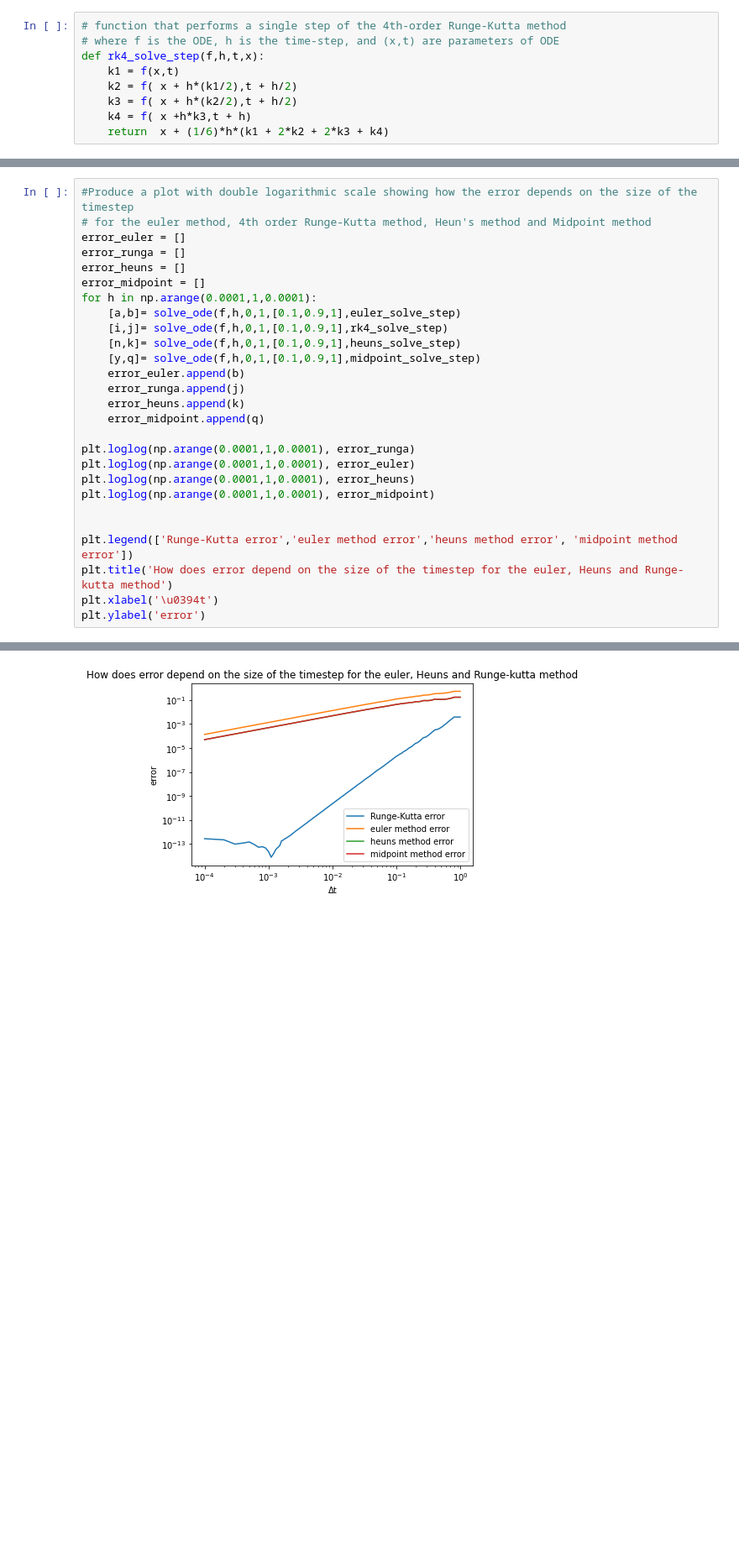
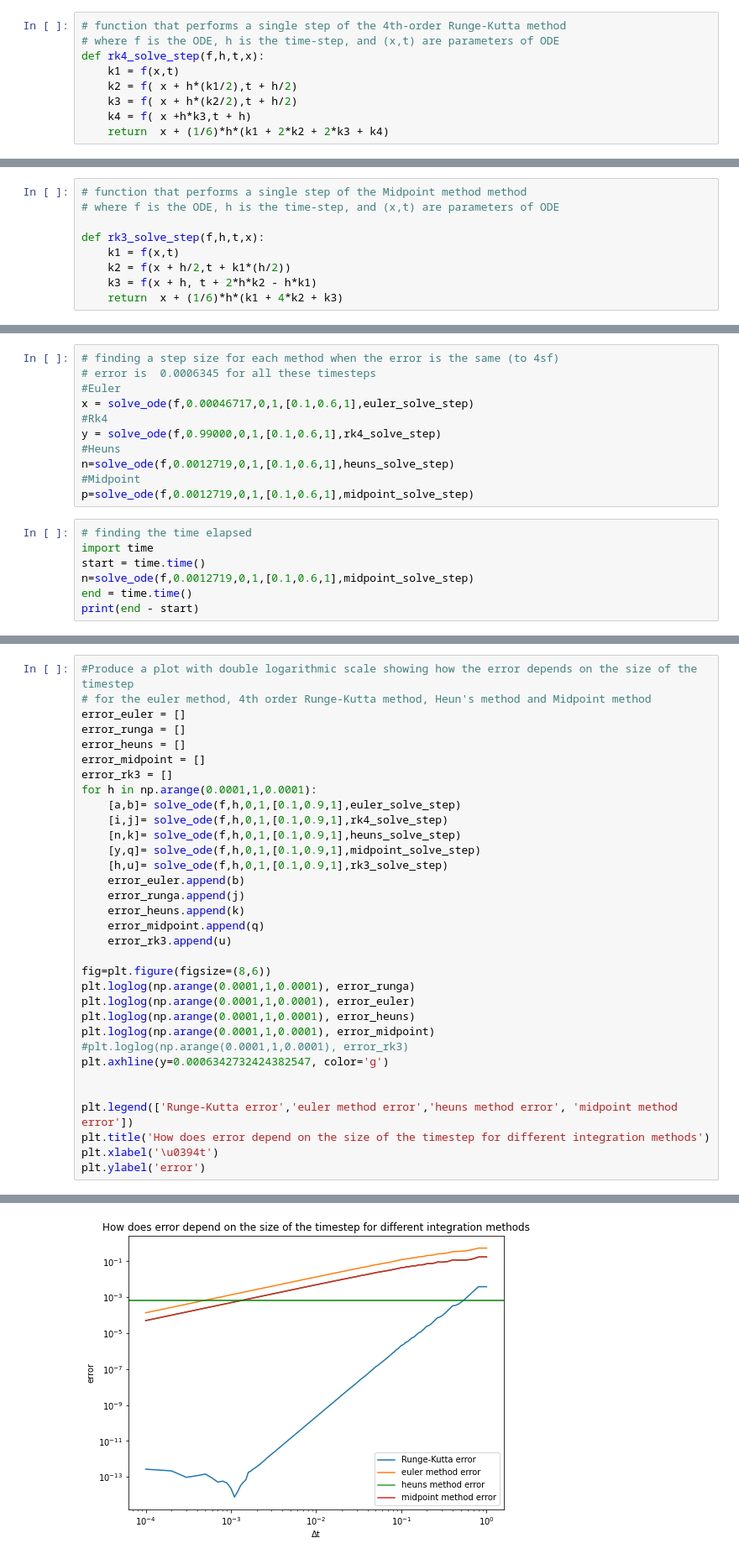
Before and after one commit to TheaRoseBarnes/emat30008, a Jupyter notebook: SolvingODE.ipynb, the cells around one changed output, grey strips where cells are left out. Shown: that part at 84% size. Saved outputs shown, nothing was run; the diff lists cells and outputs as text; blank space fills up the shorter version.

Commit message:
finding the timesteps where all integration methods produce the same error

```diff
--- a/SolvingODE.ipynb
+++ b/SolvingODE.ipynb
@@ -42 +42,10 @@ def midpoint_solve_step(f,h,t,x):
+# %%
+# function that performs a single step of the Midpoint method method
+# where f is the ODE, h is the time-step, and (x,t) are parameters of ODE
+
+def rk3_solve_step(f,h,t,x):
+    k1 = f(x,t)
+    k2 = f(x + h/2,t + k1*(h/2))
+    k3 = f(x + h, t + 2*h*k2 - h*k1)
+    return  x + (1/6)*h*(k1 + 4*k2 + k3)
 # %%
@@ -70,0 +77,18 @@ solve_to(f,0.1,0,1,1,rk4_solve_step)
+# %%
+# finding a step size for each method when the error is the same (to 4sf)
+# error is  0.0006345 for all these timesteps
+#Euler
+x = solve_ode(f,0.00046717,0,1,[0.1,0.6,1],euler_solve_step)
+#Rk4
+y = solve_ode(f,0.99000,0,1,[0.1,0.6,1],rk4_solve_step)
+#Heuns
+n=solve_ode(f,0.0012719,0,1,[0.1,0.6,1],heuns_solve_step)
+#Midpoint
+p=solve_ode(f,0.0012719,0,1,[0.1,0.6,1],midpoint_solve_step)
+# %%
+# finding the time elapsed
+import time
+start = time.time()
+n=solve_ode(f,0.0012719,0,1,[0.1,0.6,1],midpoint_solve_step)
+end = time.time()
+print(end - start)
@@ -75,33 +101,39 @@ solve_ode(f,0.1,0,1,[0.1,0.6,1],euler_solve_step)
 # %%
 #Produce a plot with double logarithmic scale showing how the error depends on the size of the timestep
 # for the euler method, 4th order Runge-Kutta method, Heun's method and Midpoint method
 error_euler = []
 error_runga = []
 error_heuns = []
 error_midpoint = []
+error_rk3 = []
 for h in np.arange(0.0001,1,0.0001):
     [a,b]= solve_ode(f,h,0,1,[0.1,0.9,1],euler_solve_step)
     [i,j]= solve_ode(f,h,0,1,[0.1,0.9,1],rk4_solve_step)
     [n,k]= solve_ode(f,h,0,1,[0.1,0.9,1],heuns_solve_step)
     [y,q]= solve_ode(f,h,0,1,[0.1,0.9,1],midpoint_solve_step)
+    [h,u]= solve_ode(f,h,0,1,[0.1,0.9,1],rk3_solve_step)
     error_euler.append(b)
     error_runga.append(j)
     error_heuns.append(k)
     error_midpoint.append(q)
+    error_rk3.append(u)
 
+fig=plt.figure(figsize=(8,6))
 plt.loglog(np.arange(0.0001,1,0.0001), error_runga)
 plt.loglog(np.arange(0.0001,1,0.0001), error_euler)
 plt.loglog(np.arange(0.0001,1,0.0001), error_heuns)
 plt.loglog(np.arange(0.0001,1,0.0001), error_midpoint)
+#plt.loglog(np.arange(0.0001,1,0.0001), error_rk3)
+plt.axhline(y=0.0006342732424382547, color='g')
 
 
 plt.legend(['Runge-Kutta error','euler method error','heuns method error', 'midpoint method error'])
-plt.title('How does error depend on the size of the timestep for the euler, Heuns and Runge-kutta method')
+plt.title('How does error depend on the size of the timestep for different integration methods')
 plt.xlabel('\u0394t')
 plt.ylabel('error')
 # %% [output]
 Text(0, 0.5, 'error')
-[figure, old version]
+[figure, new version]
 # %%
 # Define a system of ODEs
 
```
Also changed, not shown: parts of 15 cells of this notebook.
